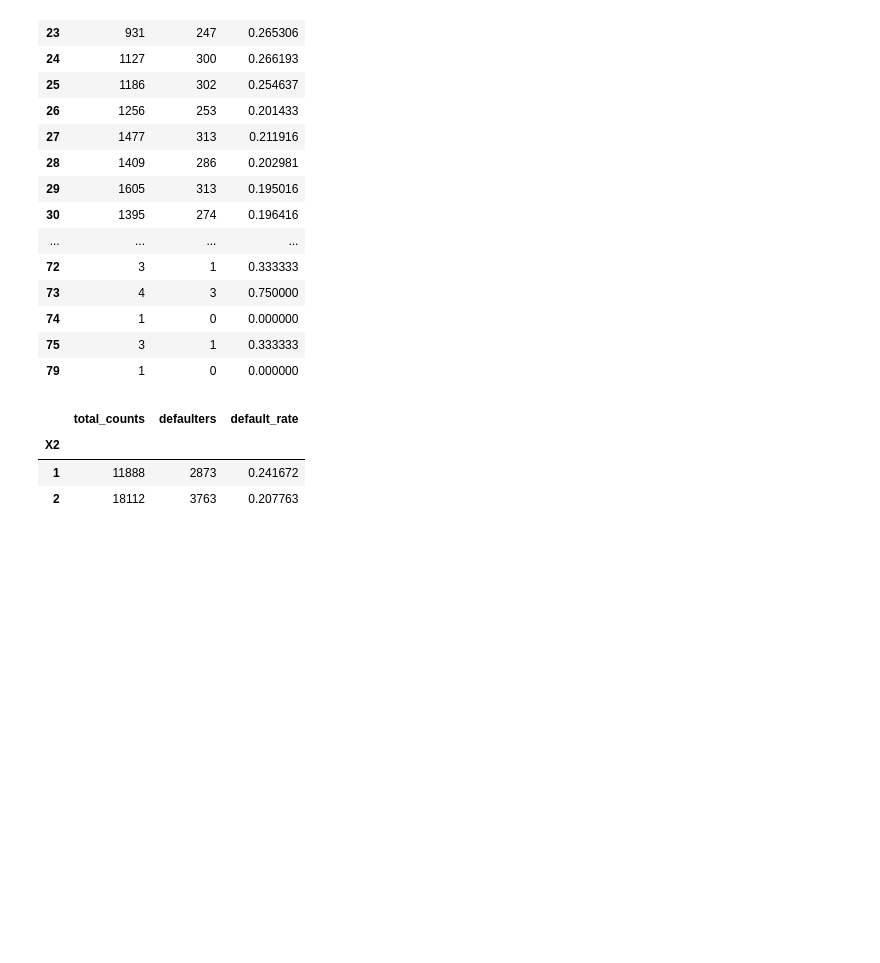
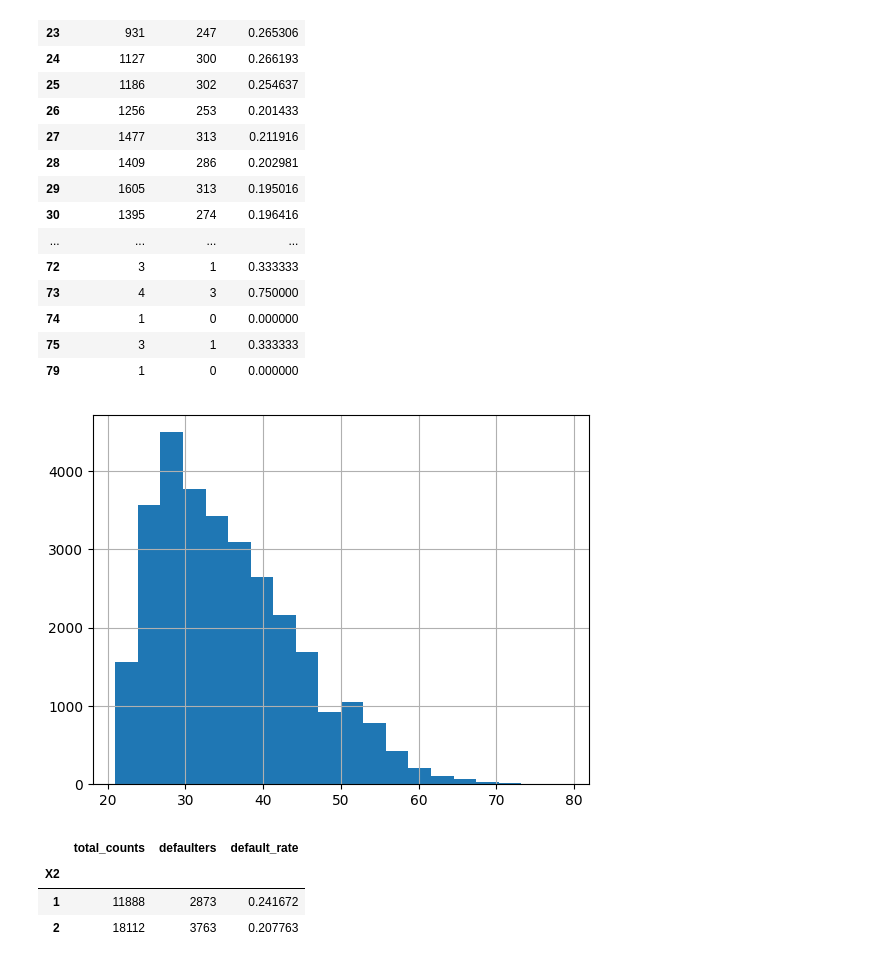
Before and after one commit to NishantLaata/Credit_risk_analysis, a Jupyter notebook: 01_data_exploration.ipynb, the cells around one changed output. Drawn from its saved outputs; the diff is of its cells as text; code cells hidden in the pictures; blank space fills up the shorter version.

```diff
--- a/01_data_exploration.ipynb
+++ b/01_data_exploration.ipynb
@@ -78 +82,5 @@ age_defaulters
+# %%
+age_distribution_hist = df['X5'].hist(bins=20)
+# %% [output]
+[figure, added]
 # %%
```
Also changed, not shown: parts of 5 cells of this notebook.
